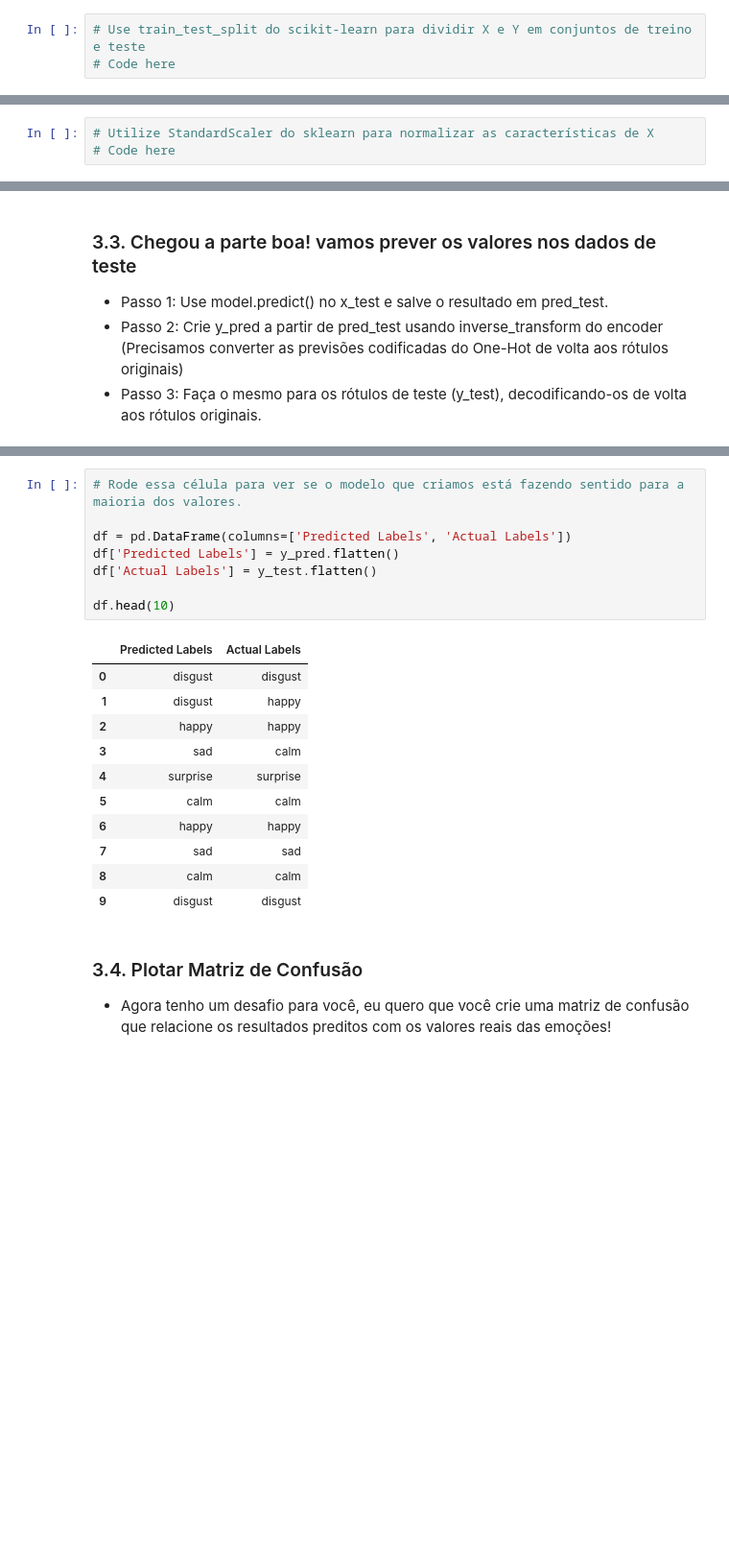
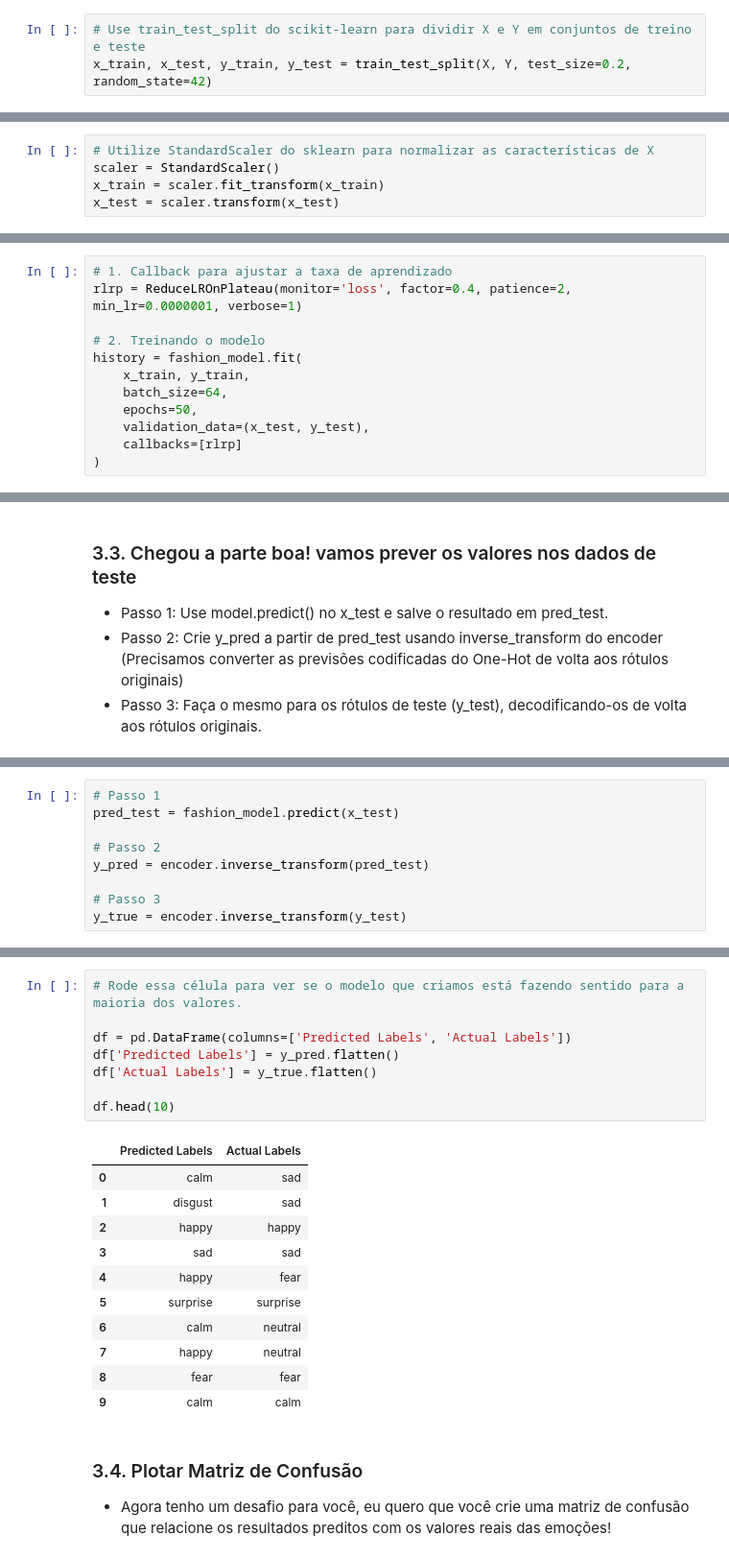
Before and after one commit to malu-zinha/miniprojeto2, a Jupyter notebook: notebooks/2-feature-extraction-and-modelling.ipynb, the cells around one changed output, grey strips where cells are left out. Shown at 96% size. Saved outputs shown, nothing was run; the diff lists cells and outputs as text; blank space fills up the shorter version.

```diff
--- a/notebooks/2-feature-extraction-and-modelling.ipynb
+++ b/notebooks/2-feature-extraction-and-modelling.ipynb
@@ -180,3 +185,3 @@ Y = Features['labels'].values
 # %%
 # Use train_test_split do scikit-learn para dividir X e Y em conjuntos de treino e teste
-# Code here
+x_train, x_test, y_train, y_test = train_test_split(X, Y, test_size=0.2, random_state=42)
@@ -185,3 +188,5 @@ Y = Features['labels'].values
 # %%
 # Utilize StandardScaler do sklearn para normalizar as características de X
-# Code here
+scaler = StandardScaler()
+x_train = scaler.fit_transform(x_train)
+x_test = scaler.transform(x_test)
@@ -287,0 +299,12 @@ Epoch 50/50
+# %%
+# 1. Callback para ajustar a taxa de aprendizado
+rlrp = ReduceLROnPlateau(monitor='loss', factor=0.4, patience=2, min_lr=0.0000001, verbose=1)
+
+# 2. Treinando o modelo
+history = fashion_model.fit(
+    x_train, y_train,
+    batch_size=64,
+    epochs=50,
+    validation_data=(x_test, y_test),
+    callbacks=[rlrp]
+)
@@ -334,0 +385,9 @@ Accuracy of our model on test data :  61.01852059364319 %
+# %%
+# Passo 1
+pred_test = fashion_model.predict(x_test)
+
+# Passo 2
+y_pred = encoder.inverse_transform(pred_test)
+
+# Passo 3
+y_true = encoder.inverse_transform(y_test)
@@ -335,23 +396,23 @@ Accuracy of our model on test data :  61.01852059364319 %
 # %%
 # Rode essa célula para ver se o modelo que criamos está fazendo sentido para a maioria dos valores.
 
 df = pd.DataFrame(columns=['Predicted Labels', 'Actual Labels'])
 df['Predicted Labels'] = y_pred.flatten()
-df['Actual Labels'] = y_test.flatten()
+df['Actual Labels'] = y_true.flatten()
 
 df.head(10)
 # %% [output]
 |  | Predicted Labels | Actual Labels |
-| 0 | disgust | disgust |
-| 1 | disgust | happy |
+| 0 | calm | sad |
+| 1 | disgust | sad |
 | 2 | happy | happy |
-| 3 | sad | calm |
-| 4 | surprise | surprise |
-| 5 | calm | calm |
-| 6 | happy | happy |
-| 7 | sad | sad |
-| 8 | calm | calm |
-| 9 | disgust | disgust |
+| 3 | sad | sad |
+| 4 | happy | fear |
+| 5 | surprise | surprise |
+| 6 | calm | neutral |
+| 7 | happy | neutral |
+| 8 | fear | fear |
+| 9 | calm | calm |
 # %% [markdown]
 ### 3.4. Plotar Matriz de Confusão
 - Agora tenho um desafio para você, eu quero que você crie uma matriz de confusão que relacione os resultados preditos com os valores reais das emoções!
```
Also changed, not shown: parts of 21 cells of this notebook.
